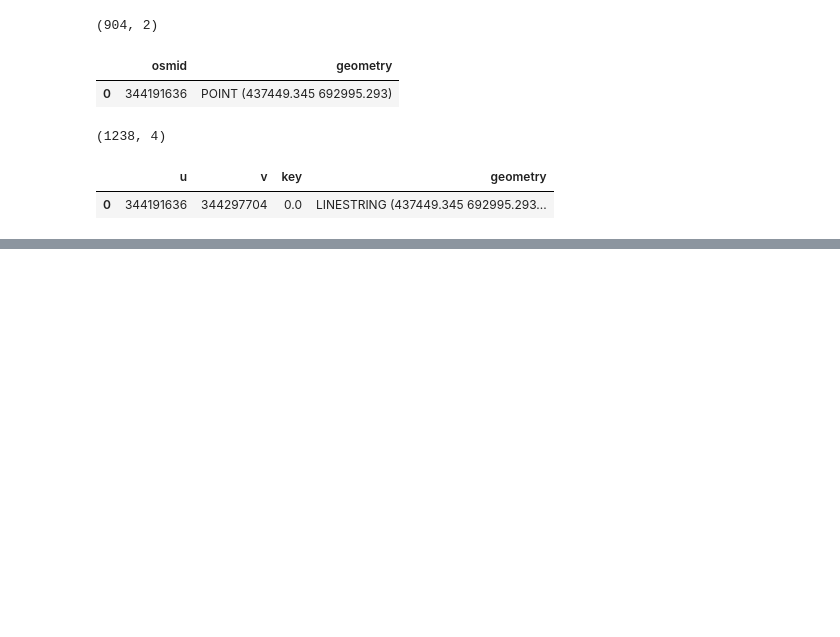
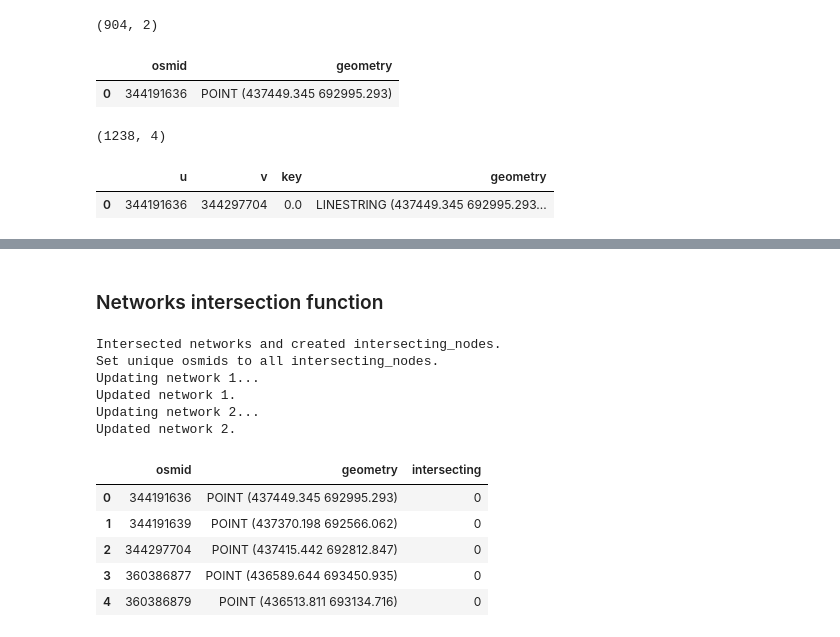
Before and after one commit to Observatorio-Ciudades/accesibilidad-urbana, a Jupyter notebook: notebooks/projects/volvo/09_tessellations_boeing_ntw_join_pt2.ipynb, the cells around one changed output, grey strips where cells are left out. Cells and saved outputs as stored; diff of their text form; code cells hidden in the pictures; blank space fills up the shorter version.

```diff
--- a/notebooks/projects/volvo/09_tessellations_boeing_ntw_join_pt2.ipynb
+++ b/notebooks/projects/volvo/09_tessellations_boeing_ntw_join_pt2.ipynb
@@ -735,0 +866,2 @@ u_node.plot(ax=ax)
+# %% [markdown]
+### Networks intersection function
@@ -735,0 +1074,23 @@ u_node.plot(ax=ax)
+# %%
+ntw_01_nodes, ntw_01_edges, ntw_02_nodes, ntw_02_edges = networks_intersection(ntw_01_nodes = boeing_nodes,
+                                                                               ntw_01_edges = boeing_edges,
+                                                                               ntw_02_nodes = comp_uncovered_nodes,
+                                                                               ntw_02_edges = comp_uncovered_edges,
+                                                                               projected_crs = projected_crs)
+# %% [output]
+Intersected networks and created intersecting_nodes.
+Set unique osmids to all intersecting_nodes.
+Updating network 1...
+Updated network 1.
+Updating network 2...
+Updated network 2.
+# %%
+# Show
+ntw_01_nodes.head(5)
+# %% [output]
+|  | osmid | geometry | intersecting |
+| 0 | 344191636 | POINT (437449.345 692995.293) | 0 |
+| 1 | 344191639 | POINT (437370.198 692566.062) | 0 |
+| 2 | 344297704 | POINT (437415.442 692812.847) | 0 |
+| 3 | 360386877 | POINT (436589.644 693450.935) | 0 |
+| 4 | 360386879 | POINT (436513.811 693134.716) | 0 |
```
Also changed, not shown: parts of 43 cells of this notebook.
